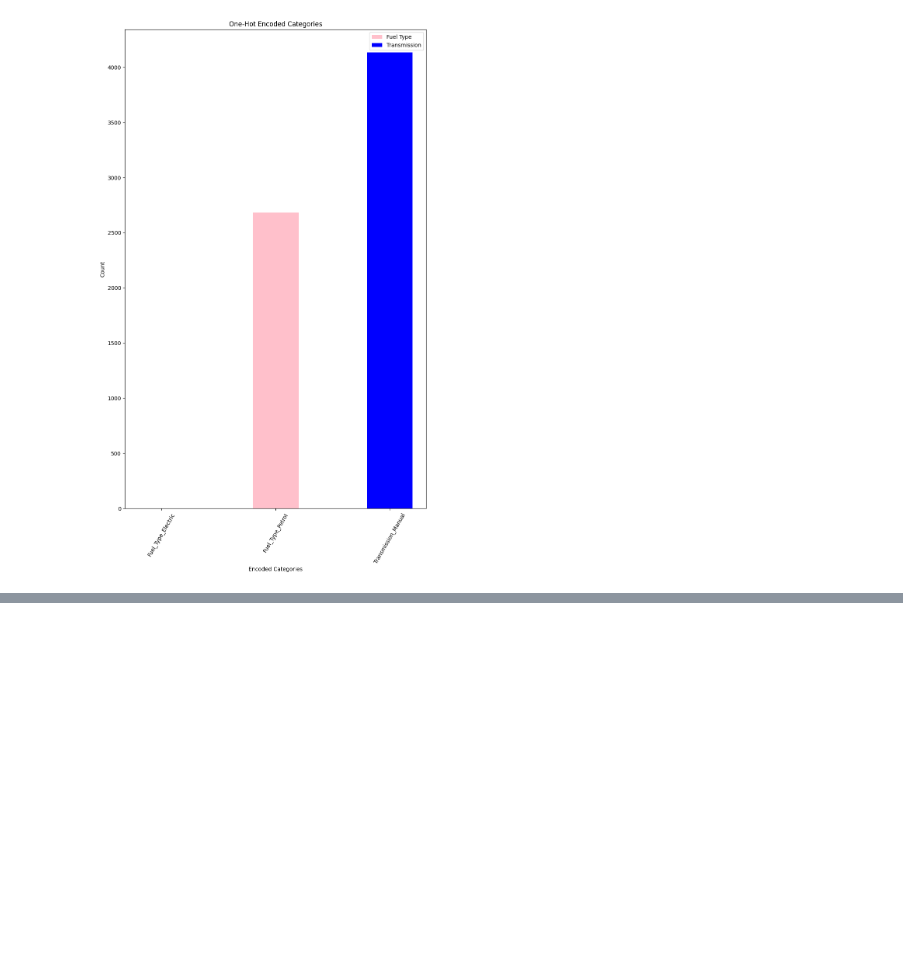
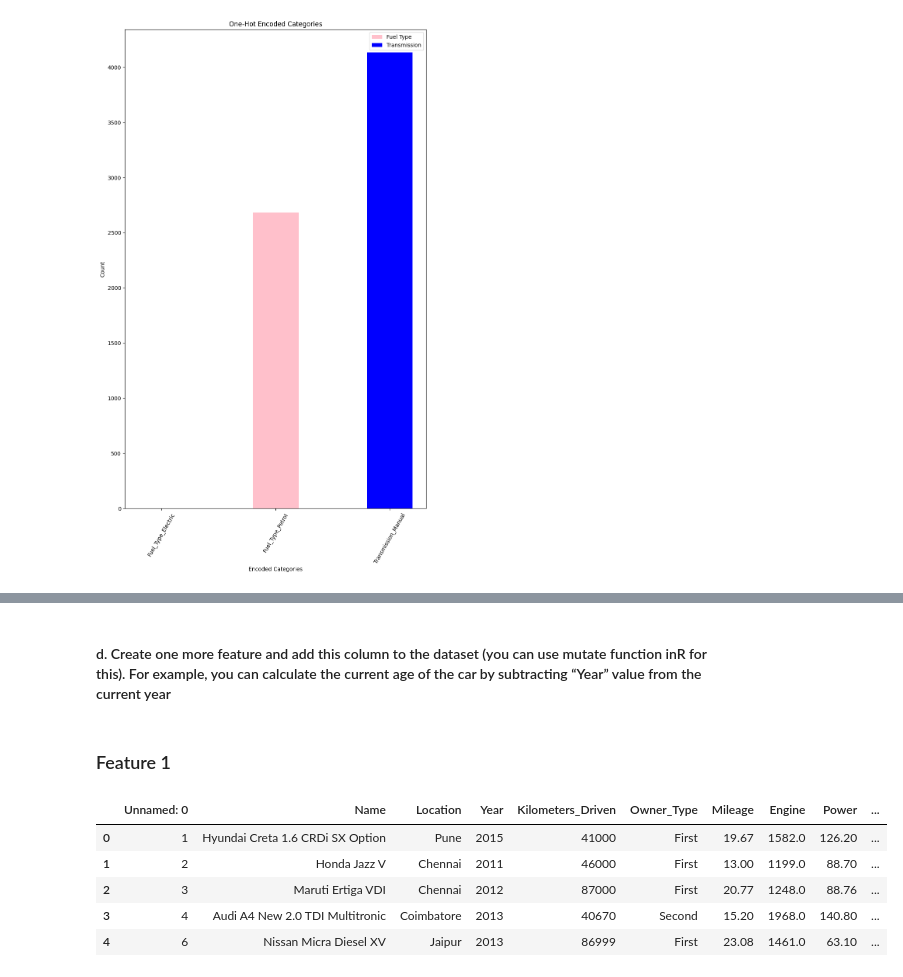
Before and after one commit to GauravBachu/PDS_Assignment-2, a Jupyter notebook: src/solution.ipynb, the cells around one changed output, grey strips where cells are left out. Drawn from its saved outputs; the diff is of its cells as text; code cells hidden in the pictures; blank space fills up the shorter version.

```diff
--- a/src/solution.ipynb
+++ b/src/solution.ipynb
@@ -264,0 +293,14 @@ plt.show()
+# %% [markdown]
+#### d. Create one more feature and add this column to the dataset (you can use mutate function inR for this). For example, you can calculate the current age of the car by subtracting “Year” value from the current year
+# %% [markdown]
+### Feature 1
+# %%
+data_set['Kilometers_Driven_Per_Year'] = data_set['Kilometers_Driven'] / (2024 - data_set['Year'])
+data_set.head()
+# %% [output]
+|  | Unnamed: 0 | Name | Location | Year | Kilometers_Driven | Owner_Type | Mileage | Engine | Power | ... |
+| 0 | 1 | Hyundai Creta 1.6 CRDi SX Option | Pune | 2015 | 41000 | First | 19.67 | 1582.0 | 126.20 | ... |
+| 1 | 2 | Honda Jazz V | Chennai | 2011 | 46000 | First | 13.00 | 1199.0 | 88.70 | ... |
+| 2 | 3 | Maruti Ertiga VDI | Chennai | 2012 | 87000 | First | 20.77 | 1248.0 | 88.76 | ... |
+| 3 | 4 | Audi A4 New 2.0 TDI Multitronic | Coimbatore | 2013 | 40670 | Second | 15.20 | 1968.0 | 140.80 | ... |
+| 4 | 6 | Nissan Micra Diesel XV | Jaipur | 2013 | 86999 | First | 23.08 | 1461.0 | 63.10 | ... |
```
Also changed, not shown: parts of 2 cells of this notebook.
